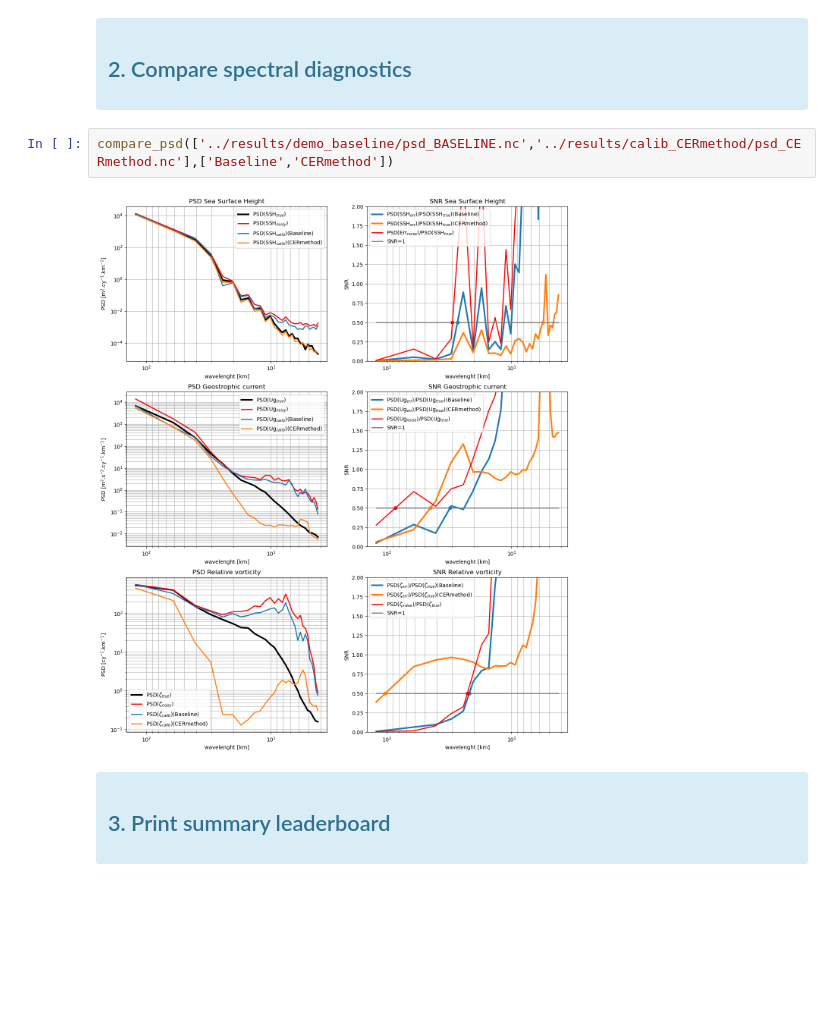
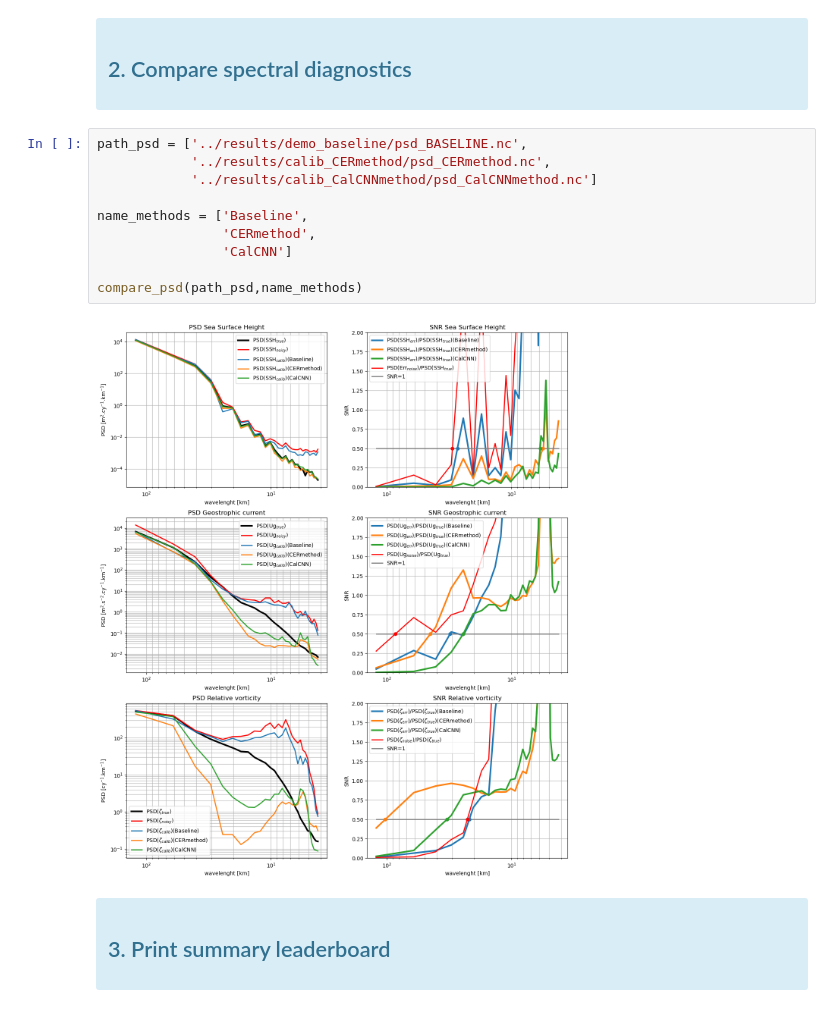
Before and after one commit to SammyMetref/2022c_SWOT_error_calibration_GS, a Jupyter notebook: notebook/compare_evaluations.ipynb, the cells around one changed output. Saved outputs shown, nothing was run; the diff lists cells and outputs as text; blank space fills up the shorter version.

```diff
--- a/notebook/compare_evaluations.ipynb
+++ b/notebook/compare_evaluations.ipynb
@@ -37,9 +49,17 @@ compare_stat('../results/demo_baseline/stat_BASELINE.nc','../results/calib_CERme
 
 </div>
 # %%
-compare_psd(['../results/demo_baseline/psd_BASELINE.nc','../results/calib_CERmethod/psd_CERmethod.nc'],['Baseline','CERmethod'])
+path_psd = ['../results/demo_baseline/psd_BASELINE.nc',
+            '../results/calib_CERmethod/psd_CERmethod.nc',
+            '../results/calib_CalCNNmethod/psd_CalCNNmethod.nc']
+
+name_methods = ['Baseline',
+                'CERmethod',
+                'CalCNN']
+
+compare_psd(path_psd,name_methods)
 # %% [output]
-[figure, old version]
+[figure, new version]
 # %% [markdown]
 <div class="alert alert-info" role="alert">
 
```
Also changed, not shown: parts of 5 cells of this notebook, 6 other files.
